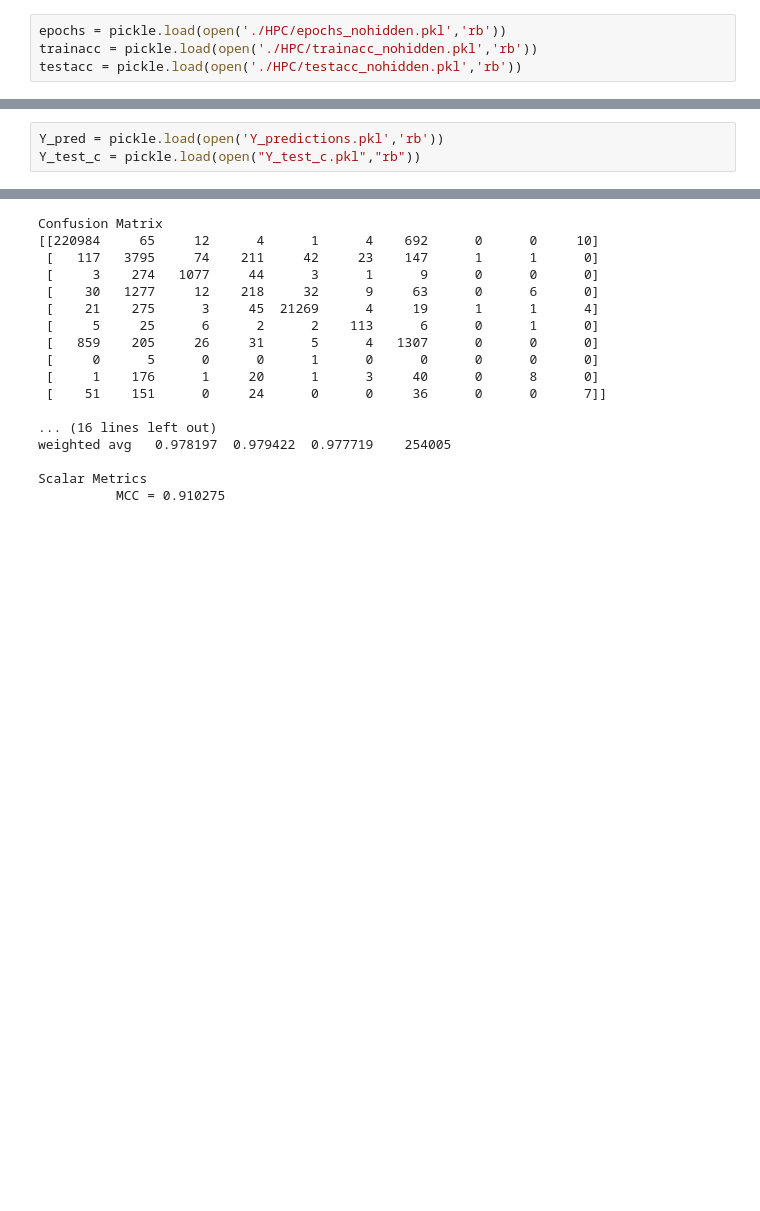
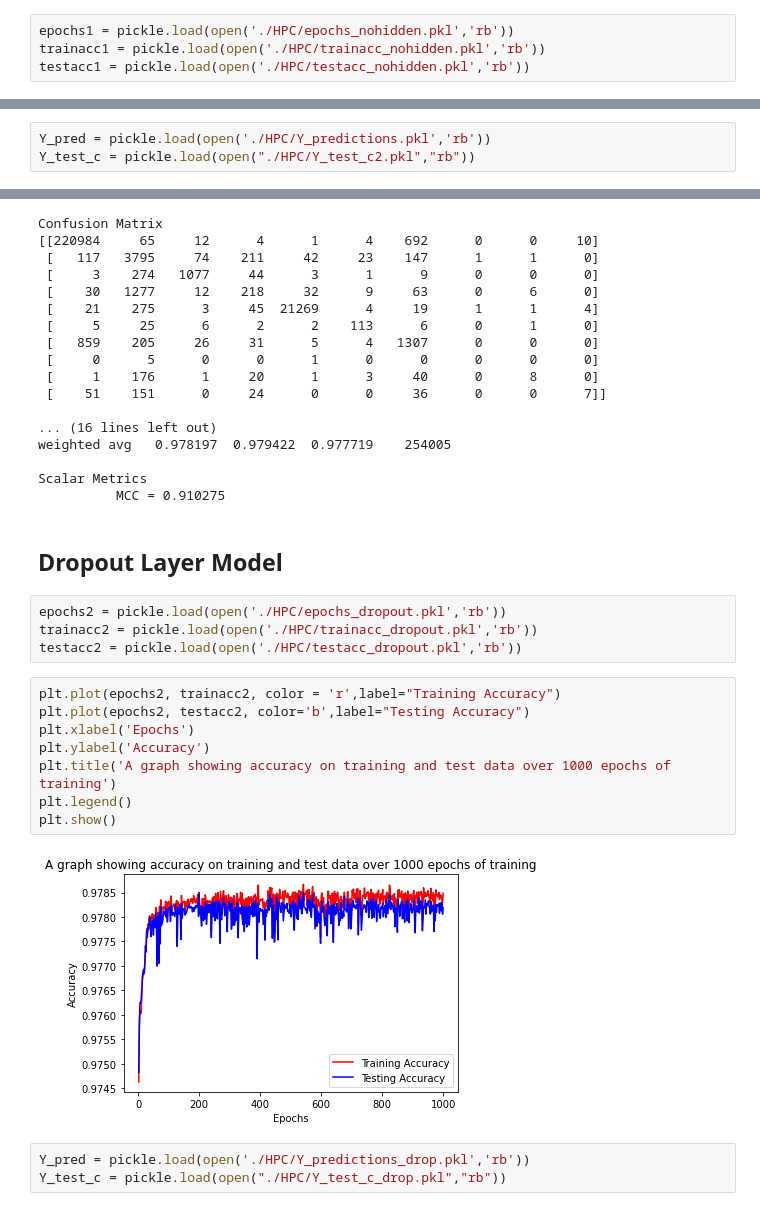
Before and after one commit to gabejg/DST-Assessment-04, a Jupyter notebook: Gabriel Grant/Assessment 04 Analysis.ipynb, the cells around one changed output, grey strips where cells are left out. Saved outputs shown, nothing was run; the diff lists cells and outputs as text; blank space fills up the shorter version.

Commit message:
HPC RAN MY DROPOUT SCRIPT :crab:

```diff
--- a/Gabriel Grant/Assessment 04 Analysis.ipynb
+++ b/Gabriel Grant/Assessment 04 Analysis.ipynb
@@ -8,7 +8,7 @@ from tensorflow import keras
 # %% [markdown]
 ## No hidden layers model
 # %%
-epochs = pickle.load(open('./HPC/epochs_nohidden.pkl','rb'))
-trainacc = pickle.load(open('./HPC/trainacc_nohidden.pkl','rb'))
-testacc = pickle.load(open('./HPC/testacc_nohidden.pkl','rb'))
+epochs1 = pickle.load(open('./HPC/epochs_nohidden.pkl','rb'))
+trainacc1 = pickle.load(open('./HPC/trainacc_nohidden.pkl','rb'))
+testacc1 = pickle.load(open('./HPC/testacc_nohidden.pkl','rb'))
 # %%
@@ -25,8 +25,8 @@ plt.show()
 from sklearn.metrics import confusion_matrix, classification_report, matthews_corrcoef, cohen_kappa_score, accuracy_score, average_precision_score, roc_auc_score
 import seaborn as sn
 # %%
-Y_pred = pickle.load(open('Y_predictions.pkl','rb'))
-Y_test_c = pickle.load(open("Y_test_c.pkl","rb"))
+Y_pred = pickle.load(open('./HPC/Y_predictions.pkl','rb'))
+Y_test_c = pickle.load(open("./HPC/Y_test_c2.pkl","rb"))
 # %%
 a = confusion_matrix(Y_test_c, Y_pred)
 # %%
@@ -69,3 +69,22 @@ weighted avg   0.978197  0.979422  0.977719    254005
 
 Scalar Metrics
           MCC = 0.910275
+# %% [markdown]
+## Dropout Layer Model
+# %%
+epochs2 = pickle.load(open('./HPC/epochs_dropout.pkl','rb'))
+trainacc2 = pickle.load(open('./HPC/trainacc_dropout.pkl','rb'))
+testacc2 = pickle.load(open('./HPC/testacc_dropout.pkl','rb'))
+# %%
+plt.plot(epochs2, trainacc2, color = 'r',label="Training Accuracy")
+plt.plot(epochs2, testacc2, color='b',label="Testing Accuracy")
+plt.xlabel('Epochs')
+plt.ylabel('Accuracy')
+plt.title('A graph showing accuracy on training and test data over 1000 epochs of training')
+plt.legend()
+plt.show()
+# %% [output]
+[figure, added]
+# %%
+Y_pred = pickle.load(open('./HPC/Y_predictions_drop.pkl','rb'))
+Y_test_c = pickle.load(open("./HPC/Y_test_c_drop.pkl","rb"))
```
Also changed, not shown: parts of 4 cells of this notebook, 15 other files.
